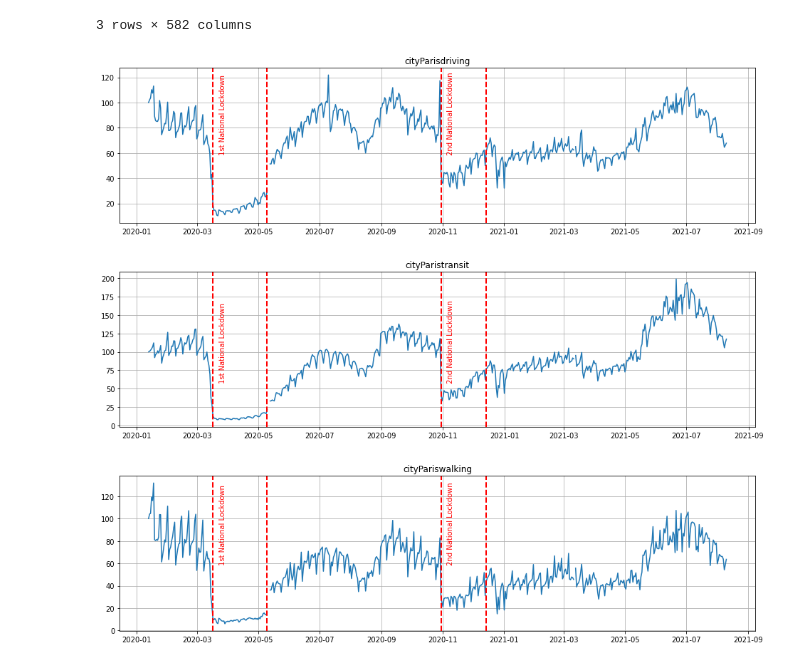
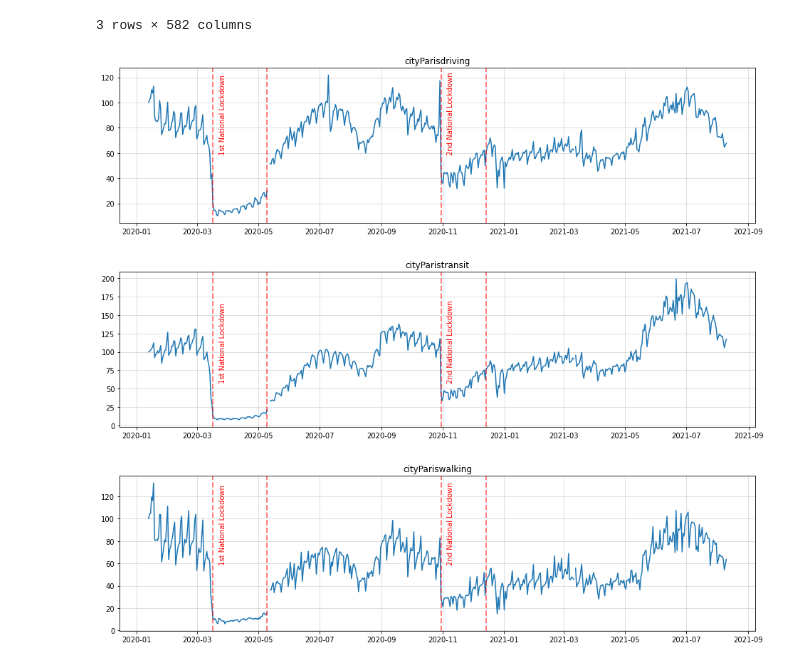
Before and after one commit to OmdenaAI/omdena-france-pollution, a Jupyter notebook: src/tasks/task-1-data-acquisition/task-1a-mobility-data/APPLE_mobility_preprocessing.ipynb, the cells around one changed output. Drawn from its saved outputs; the diff is of its cells as text; code cells hidden in the pictures.

Commit message:
Improve plot examples for Apple Mobility Data

```diff
--- a/src/tasks/task-1-data-acquisition/task-1a-mobility-data/APPLE_mobility_preprocessing.ipynb
+++ b/src/tasks/task-1-data-acquisition/task-1a-mobility-data/APPLE_mobility_preprocessing.ipynb
@@ -49,26 +49,26 @@ paris_df
 # %%
 for i,row in paris_df.iterrows():
     fig, ax = plt.subplots(figsize=(16, 4))
 
     title = row[0] + row[1] + row[2]
     df = pd.DataFrame({'Date':row.index[6:], 'Activity':[float(f) for f in list(row.values[6:])]})
     df['Date'] = pd.to_datetime(df['Date'])
 
     plt.title(title)
-    plt.grid()
+    plt.grid(alpha=0.5)
     plt.plot(df['Date'], df['Activity'])
 
     # 17 March 2020 – 10 May 2020: First national lockdown
-    ax.axvline(pd.to_datetime('2020-03-17'), color='r', linestyle='--', lw=2)
+    ax.axvline(pd.to_datetime('2020-03-17'), color='red', alpha=0.5, linestyle='--', lw=2)
     plt.text(pd.to_datetime('2020-03-23'), 60, '1st National Lockdown', color='r', rotation=90)
-    ax.axvline(pd.to_datetime('2020-05-10'), color='r', linestyle='--', lw=2)
+    ax.axvline(pd.to_datetime('2020-05-10'), color='red', alpha=0.5, linestyle='--', lw=2)
 
 
     # 30 October 2020 – 14 December 2020: Second national lockdown
-    ax.axvline(pd.to_datetime('2020-10-30'), color='r', linestyle='--', lw=2)
+    ax.axvline(pd.to_datetime('2020-10-30'), color='red', alpha=0.5, linestyle='--', lw=2)
     plt.text(pd.to_datetime('2020-11-05'), 60, '2nd National Lockdown', color='r', rotation=90)
-    ax.axvline(pd.to_datetime('2020-12-14'), color='r', linestyle='--', lw=2)
+    ax.axvline(pd.to_datetime('2020-12-14'), color='red', alpha=0.5, linestyle='--', lw=2)
 # %% [output]
-[figure, old version]
+[figure, new version]
-[figure, old version]
+[figure, new version]
-[figure, old version]
+[figure, new version]
```
